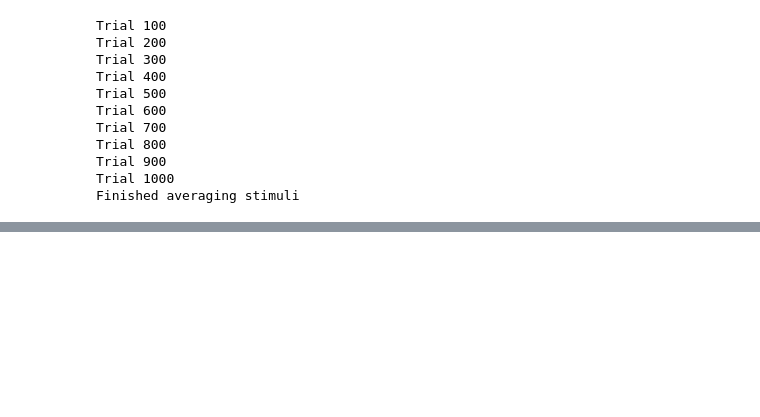
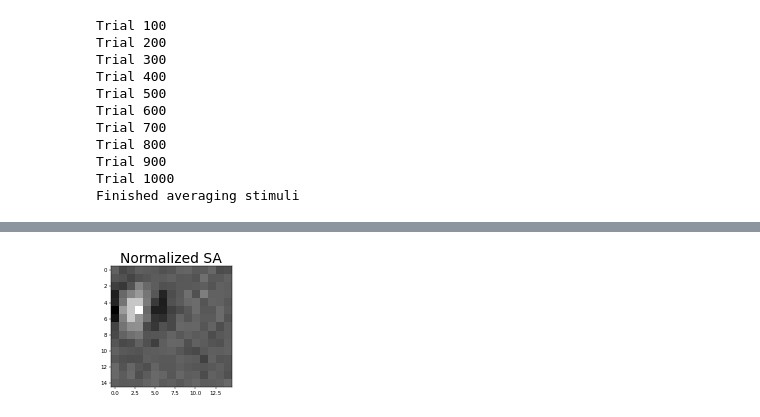
Before and after one commit to sebbkw/rnn, a Jupyter notebook: analyse_network.ipynb, the cells around one changed output, grey strips where cells are left out. Drawn from its saved outputs; the diff is of its cells as text; code cells hidden in the pictures; blank space fills up the shorter version.

```diff
--- a/analyse_network.ipynb
+++ b/analyse_network.ipynb
@@ -1,6 +1,11 @@
 # %%
 import numpy as np
 import pickle
+
+from scipy import ndimage
+import scipy.optimize as opt;
+import scipy.fft as fft
+
 import torch
 import torch.nn as nn
 import torch.optim as optim
@@ -8,6 +13,7 @@ import torch.optim as optim
 from matplotlib import pyplot as plt
 from mpl_toolkits.axes_grid1 import make_axes_locatable
 from matplotlib import animation, rc
+
 from IPython.display import HTML
 %matplotlib inline
 
@@ -28,7 +34,7 @@ PATHS = [
     # Absolute values
     './models/model-hierarchicalmode-15framesize-20tsteps-4warmup-2000epochs-1600units-0.001lr-0.25gradclip-1e-06L1-0.5beta-20210220-210621'
 ]
-PATH = PATHS[0]
+PATH = PATHS[1]
 
 # Set device to use on network
 DEVICE = torch.device('cuda' if torch.cuda.is_available() else 'cpu')
@@ -218,53 +219,85 @@ def plot_grating_animation (gratings):
         fig, animate,
         frames=WARMUP+T_STEPS, interval=100
     )
-    HTML(anim.to_html5_video())
+    return anim
 
-def generate_gratings (frequency, transpose):
+def generate_gratings (frequency, rotation):
     gratings = []
     count = 0
     for i in range(WARMUP+T_STEPS+1):
+        extended_val = 4
+        extended_size = FRAME_SIZE*extended_val
+        crop_slice = slice(
+            (extended_size-FRAME_SIZE)//2, (extended_size-FRAME_SIZE)//2+FRAME_SIZE
+        )
+
         phase = np.pi*count
 
-        x_range = np.linspace(0, 2*np.pi, num=FRAME_SIZE)
-        y = np.sin(x_range*frequency + phase)
+        x_range = np.linspace(0, 2*np.pi, num=extended_size)
+        y = np.sin(x_range*frequency*extended_val + phase)
 
-        grating = np.repeat(y, 15, axis=0)
-        if transpose:
-            grating = grating.reshape((FRAME_SIZE, FRAME_SIZE)).transpose().reshape(FRAME_SIZE**2)
+        grating = np.repeat(y, extended_size, axis=0).reshape((extended_size, extended_size))
+        grating = ndimage.rotate(grating, rotation, reshape=False)
+        grating = grating[crop_slice, crop_slice]
+        grating = grating.reshape(FRAME_SIZE**2)
         gratings.append(grating)
 
         count -= 0.5
     gratings = np.array([gratings])
     gratings = torch.Tensor(gratings).to(DEVICE)
 
     return gratings
 
-unit_n = 20
+unit_n = 0
 sta = normalize(averaged_stimuli_group1[0])[unit_n]
 unit_n = averaged_stimuli_group1[1][unit_n]
 
 fig = plt.figure(dpi=40)
 plt.imshow(sta.reshape(FRAME_SIZE, FRAME_SIZE), cmap='gray')
 plt.title('Normalized SA', size=25)
+plt.show()
 
-fig, axs = plt.subplots(nrows=5, ncols= 5, dpi=100, sharey=True, sharex=True)
-fig.tight_layout(rect=[0, 0.03, 1, 0.95])
+spatial_frequencies = np.arange(0.5, 6.5, 0.5)
+orientations = np.arange(0, 190, 10)
+responses = np.zeros((len(spatial_frequencies), len(orientations)))
+for row, sf in enumerate(spatial_frequencies):
+    for col, deg in enumerate(orientations):
+        gratings = generate_gratings(sf, deg)
+        activity = []
 
-responses = []
-i = 1
-for ax in axs.flat:
-    activity = []
-    _, hidden_state = model(generate_gratings(i, False))
-    for t_step in range(WARMUP, WARMUP+T_STEPS):
-        unit = hidden_state[0, t_step, unit_n]
-        activity.append(unit.detach().numpy())
-    ax.plot(activity)
-    ax.set_title("f = {}".format(i))
+        _, hidden_state = model(gratings)
+        for t_step in range(WARMUP, WARMUP+T_STEPS):
+            unit = hidden_state[0, t_step, unit_n]
+            activity.append(unit.detach().numpy())
 
-    responses.append(max(activity[4:-4]))
+        responses[row, col] = max(activity)
 
-    i += 0.5
+fig, ax = plt.subplots(dpi=100)
+plt.imshow(responses)
+plt.colorbar()
+plt.xlabel("Orientation")
+plt.xticks(range(len(orientations)), orientations, size=6)
+plt.ylabel("SF")
+plt.yticks(range(len(spatial_frequencies)), spatial_frequencies, size=6)
+plt.title("Max unit activity as a function of orientation and SF", size=8)
+plt.show()
+
+
+sf_idx, orient_idx = np.where(responses >= np.max(responses))
+max_sf, max_orient = spatial_frequencies[sf_idx[0]], orientations[orient_idx[0]]
+
+gratings = generate_gratings(max_sf, max_orient)
+activity = []
+_, hidden_state = model(gratings)
+for t_step in range(WARMUP, WARMUP+T_STEPS):
+    unit = hidden_state[0, t_step, unit_n]
+    activity.append(unit.detach().numpy())
 
 fig = plt.figure()
-plt.plot(responses)
+plt.plot(activity)
+plt.xlabel("Frame (phase)")
+plt.ylabel("Activity")
+plt.title("Activity for SF = {}, orientation = {}, unit {}".format(max_sf, max_orient, unit_n))
+plt.show()
+# %% [output]
+[figure, added]
```
Also changed, not shown: parts of 6 cells of this notebook.
